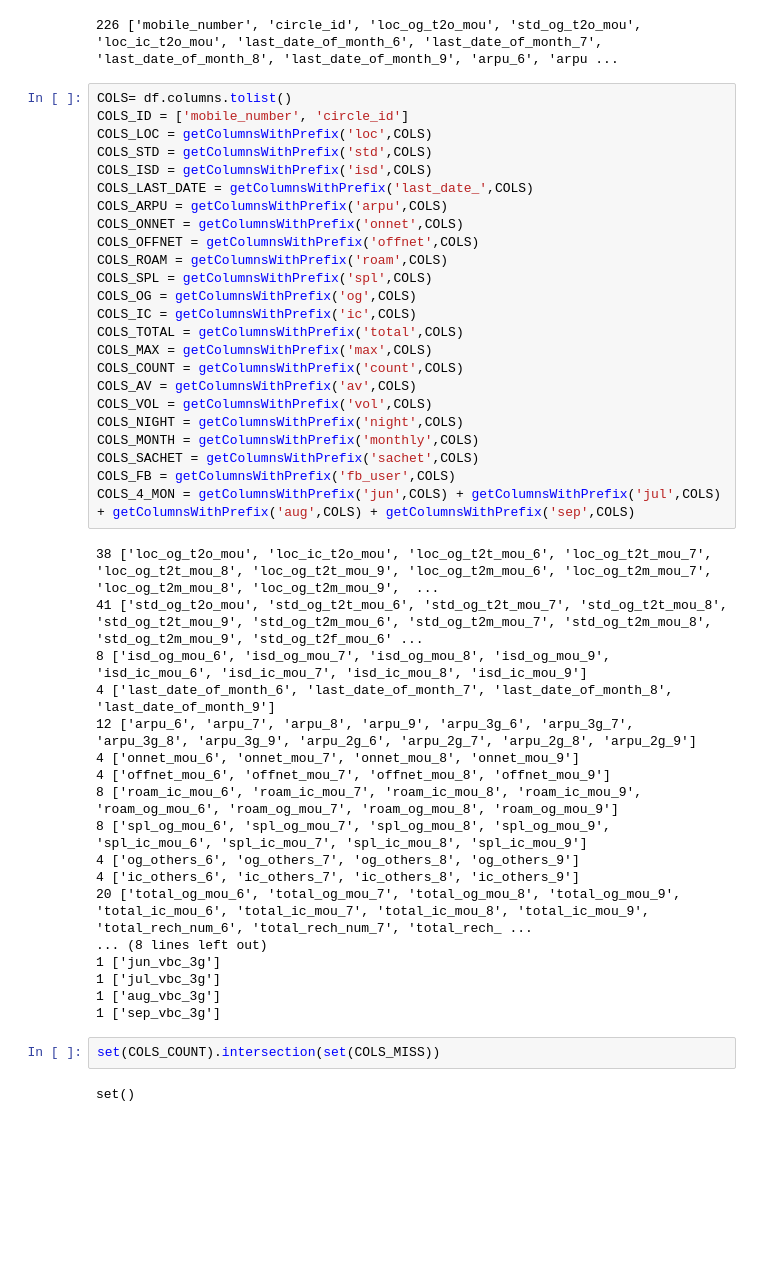
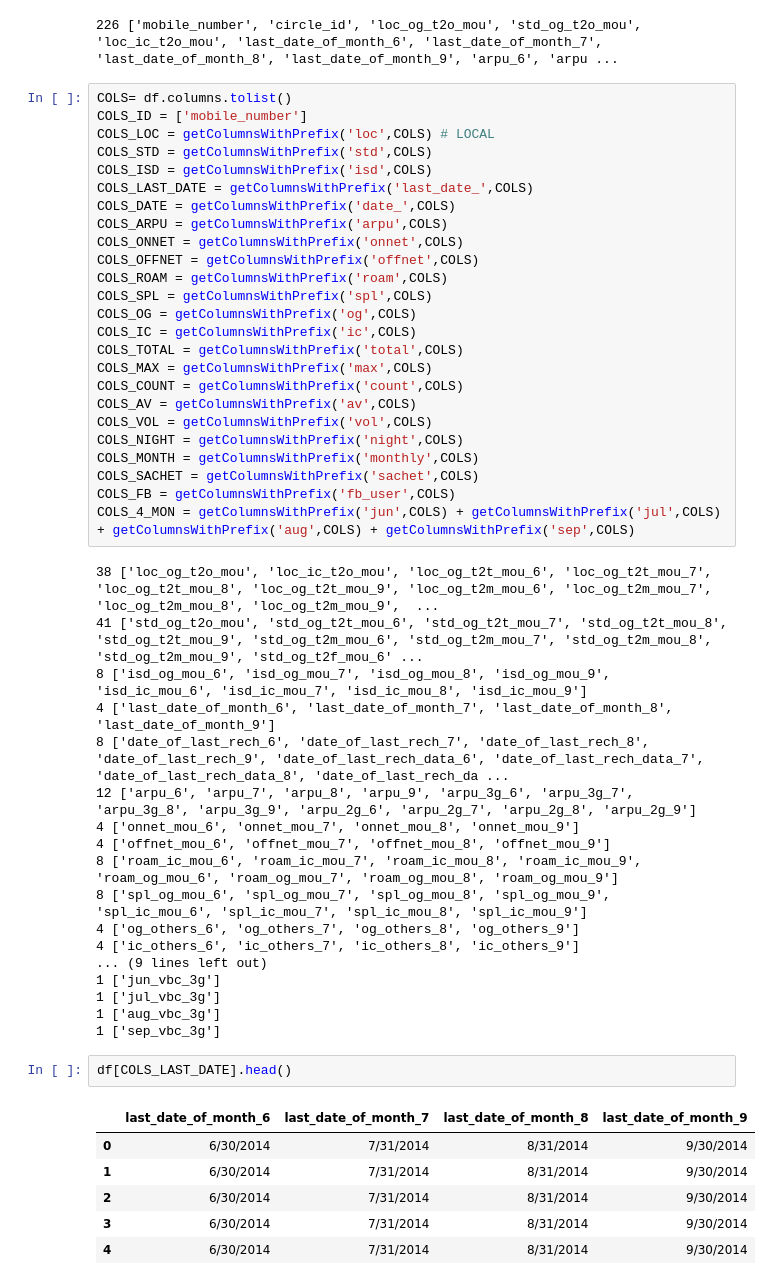
Before and after one commit to sreedevigattu/telecomchurn, a Jupyter notebook: telecomchurn.ipynb, the cells around one changed output. Cells and saved outputs as stored; diff of their text form; blank space fills up the shorter version.

```diff
--- a/telecomchurn.ipynb
+++ b/telecomchurn.ipynb
@@ -254,11 +255,12 @@ listColumns(df)
 226 ['mobile_number', 'circle_id', 'loc_og_t2o_mou', 'std_og_t2o_mou', 'loc_ic_t2o_mou', 'last_date_of_month_6', 'last_date_of_month_7', 'last_date_of_month_8', 'last_date_of_month_9', 'arpu_6', 'arpu ...
 # %%
 COLS= df.columns.tolist()
-COLS_ID = ['mobile_number', 'circle_id']
-COLS_LOC = getColumnsWithPrefix('loc',COLS)
+COLS_ID = ['mobile_number']
+COLS_LOC = getColumnsWithPrefix('loc',COLS) # LOCAL
 COLS_STD = getColumnsWithPrefix('std',COLS)
 COLS_ISD = getColumnsWithPrefix('isd',COLS)
 COLS_LAST_DATE = getColumnsWithPrefix('last_date_',COLS)
+COLS_DATE = getColumnsWithPrefix('date_',COLS)
 COLS_ARPU = getColumnsWithPrefix('arpu',COLS)
 COLS_ONNET = getColumnsWithPrefix('onnet',COLS)
 COLS_OFFNET = getColumnsWithPrefix('offnet',COLS)
@@ -281,6 +283,7 @@ COLS_4_MON = getColumnsWithPrefix('jun',COLS) + getColumnsWithPrefix('jul',COLS)
 41 ['std_og_t2o_mou', 'std_og_t2t_mou_6', 'std_og_t2t_mou_7', 'std_og_t2t_mou_8', 'std_og_t2t_mou_9', 'std_og_t2m_mou_6', 'std_og_t2m_mou_7', 'std_og_t2m_mou_8', 'std_og_t2m_mou_9', 'std_og_t2f_mou_6' ...
 8 ['isd_og_mou_6', 'isd_og_mou_7', 'isd_og_mou_8', 'isd_og_mou_9', 'isd_ic_mou_6', 'isd_ic_mou_7', 'isd_ic_mou_8', 'isd_ic_mou_9']
 4 ['last_date_of_month_6', 'last_date_of_month_7', 'last_date_of_month_8', 'last_date_of_month_9']
+8 ['date_of_last_rech_6', 'date_of_last_rech_7', 'date_of_last_rech_8', 'date_of_last_rech_9', 'date_of_last_rech_data_6', 'date_of_last_rech_data_7', 'date_of_last_rech_data_8', 'date_of_last_rech_da ...
 12 ['arpu_6', 'arpu_7', 'arpu_8', 'arpu_9', 'arpu_3g_6', 'arpu_3g_7', 'arpu_3g_8', 'arpu_3g_9', 'arpu_2g_6', 'arpu_2g_7', 'arpu_2g_8', 'arpu_2g_9']
 4 ['onnet_mou_6', 'onnet_mou_7', 'onnet_mou_8', 'onnet_mou_9']
 4 ['offnet_mou_6', 'offnet_mou_7', 'offnet_mou_8', 'offnet_mou_9']
@@ -288,13 +291,17 @@ COLS_4_MON = getColumnsWithPrefix('jun',COLS) + getColumnsWithPrefix('jul',COLS)
 8 ['spl_og_mou_6', 'spl_og_mou_7', 'spl_og_mou_8', 'spl_og_mou_9', 'spl_ic_mou_6', 'spl_ic_mou_7', 'spl_ic_mou_8', 'spl_ic_mou_9']
 4 ['og_others_6', 'og_others_7', 'og_others_8', 'og_others_9']
 4 ['ic_others_6', 'ic_others_7', 'ic_others_8', 'ic_others_9']
-20 ['total_og_mou_6', 'total_og_mou_7', 'total_og_mou_8', 'total_og_mou_9', 'total_ic_mou_6', 'total_ic_mou_7', 'total_ic_mou_8', 'total_ic_mou_9', 'total_rech_num_6', 'total_rech_num_7', 'total_rech_ ...
-... (8 lines left out)
+... (9 lines left out)
 1 ['jun_vbc_3g']
 1 ['jul_vbc_3g']
 1 ['aug_vbc_3g']
 1 ['sep_vbc_3g']
-# %%
-set(COLS_COUNT).intersection(set(COLS_MISS))
-# %% [output]
-set()
+# %%
+df[COLS_LAST_DATE].head()
+# %% [output]
+|  | last_date_of_month_6 | last_date_of_month_7 | last_date_of_month_8 | last_date_of_month_9 |
+| 0 | 6/30/2014 | 7/31/2014 | 8/31/2014 | 9/30/2014 |
+| 1 | 6/30/2014 | 7/31/2014 | 8/31/2014 | 9/30/2014 |
+| 2 | 6/30/2014 | 7/31/2014 | 8/31/2014 | 9/30/2014 |
+| 3 | 6/30/2014 | 7/31/2014 | 8/31/2014 | 9/30/2014 |
+| 4 | 6/30/2014 | 7/31/2014 | 8/31/2014 | 9/30/2014 |
```
Also changed, not shown: parts of 35 cells of this notebook.
